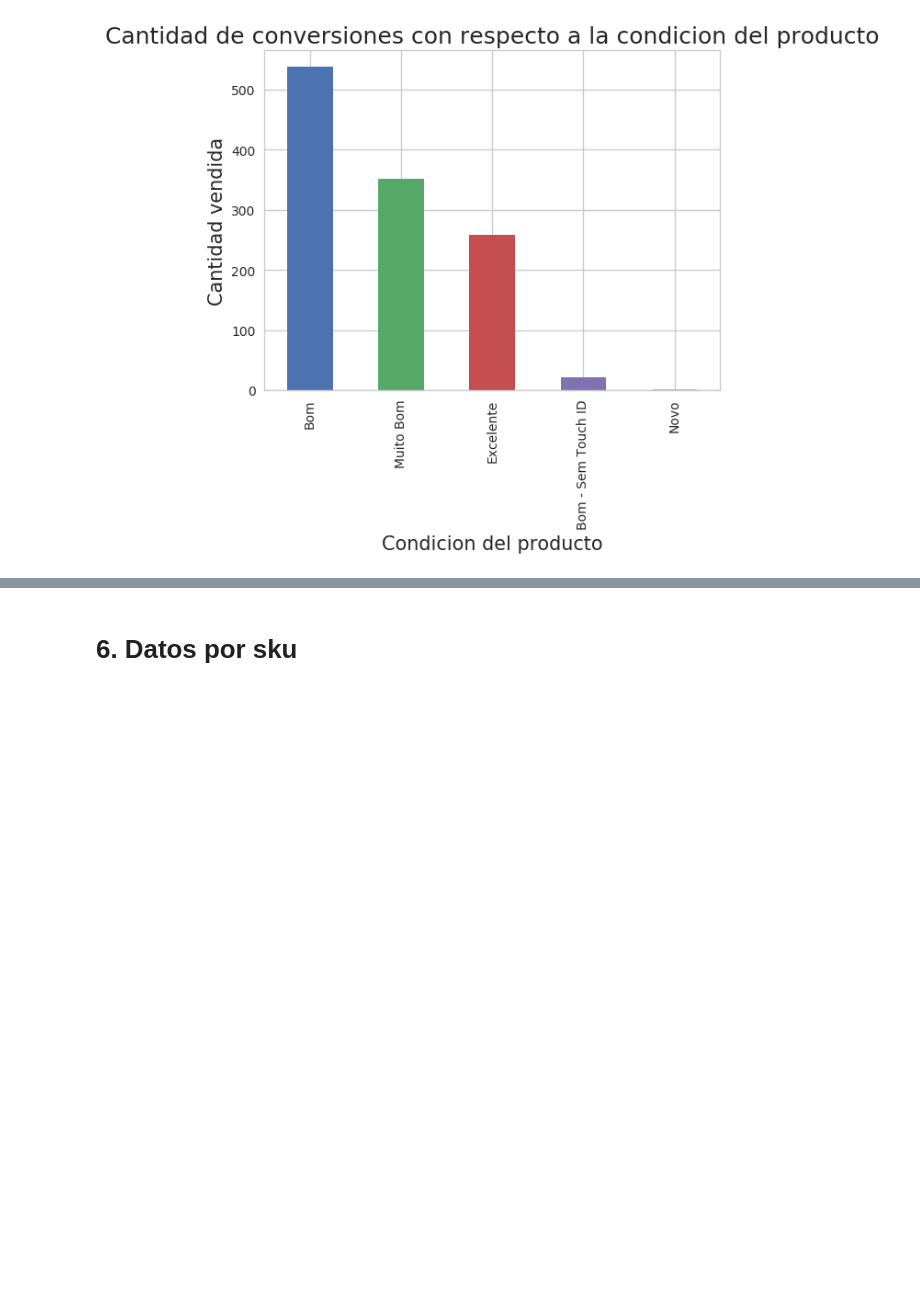
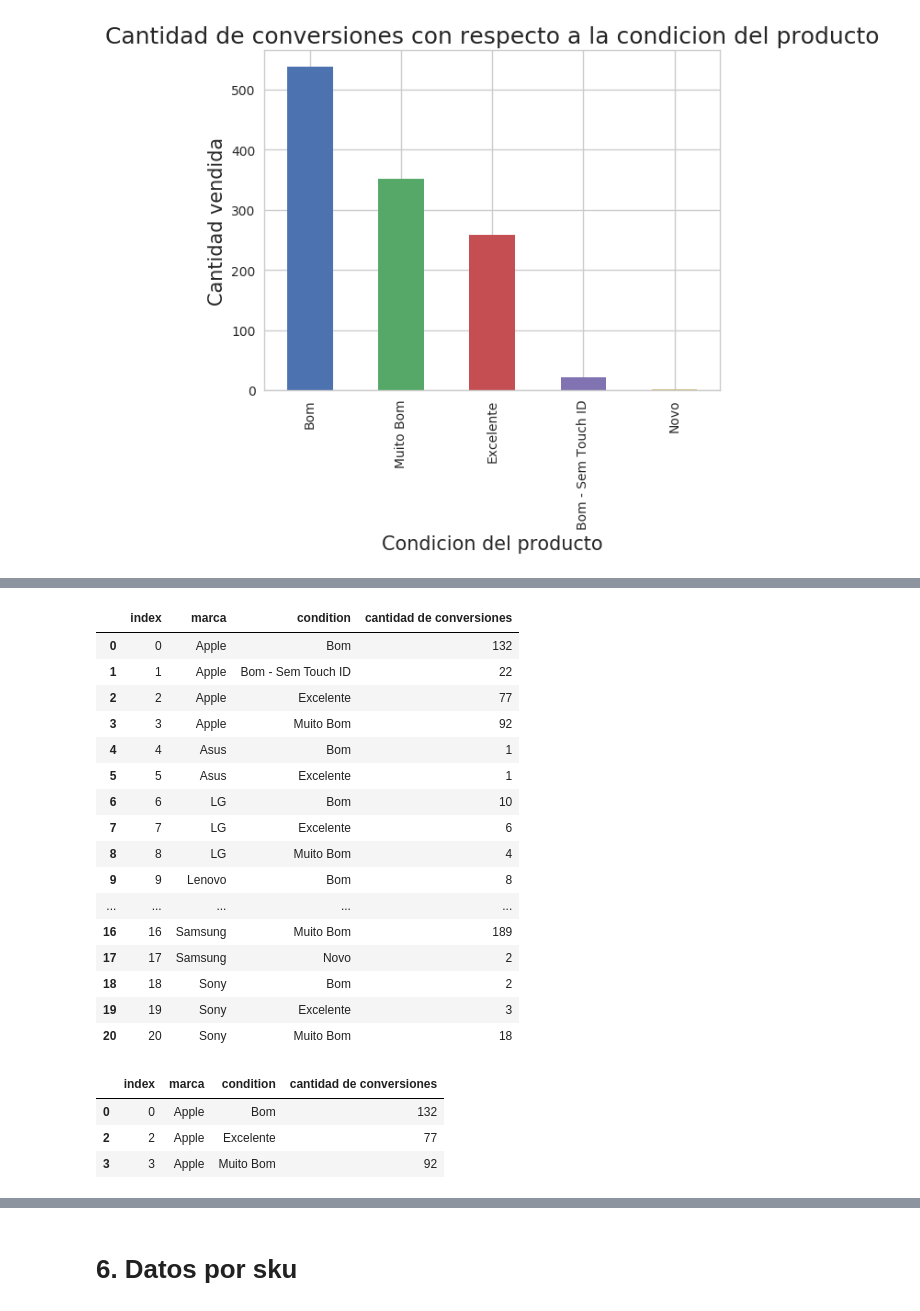
Before and after one commit to EugeniaFranchi/TP-Datos, a Jupyter notebook: TpDatos.ipynb, the cells around one changed output, grey strips where cells are left out. Cells and saved outputs as stored; diff of their text form; code cells hidden in the pictures; blank space fills up the shorter version.

```diff
--- a/TpDatos.ipynb
+++ b/TpDatos.ipynb
@@ -444,0 +472,29 @@ Text(0.5,1,'Cantidad de conversiones con respecto a la condicion del producto')
+# %%
+#Reseteo el indice para trabajar mas facil y poder hacer un stack bar plot
+conv.reset_index(inplace=True)
+conv
+# %% [output]
+|  | index | marca | condition | cantidad de conversiones |
+| 0 | 0 | Apple | Bom | 132 |
+| 1 | 1 | Apple | Bom - Sem Touch ID | 22 |
+| 2 | 2 | Apple | Excelente | 77 |
+| 3 | 3 | Apple | Muito Bom | 92 |
+| 4 | 4 | Asus | Bom | 1 |
+| 5 | 5 | Asus | Excelente | 1 |
+| 6 | 6 | LG | Bom | 10 |
+| 7 | 7 | LG | Excelente | 6 |
+| 8 | 8 | LG | Muito Bom | 4 |
+| 9 | 9 | Lenovo | Bom | 8 |
+| ... | ... | ... | ... | ... |
+| 16 | 16 | Samsung | Muito Bom | 189 |
+| 17 | 17 | Samsung | Novo | 2 |
+| 18 | 18 | Sony | Bom | 2 |
+| 19 | 19 | Sony | Excelente | 3 |
+| 20 | 20 | Sony | Muito Bom | 18 |
+# %%
+conv.loc[(conv['marca']=='Apple') & (conv['condition']!='Bom - Sem Touch ID'), :]
+# %% [output]
+|  | index | marca | condition | cantidad de conversiones |
+| 0 | 0 | Apple | Bom | 132 |
+| 2 | 2 | Apple | Excelente | 77 |
+| 3 | 3 | Apple | Muito Bom | 92 |
```
Also changed, not shown: parts of 4 cells of this notebook.
